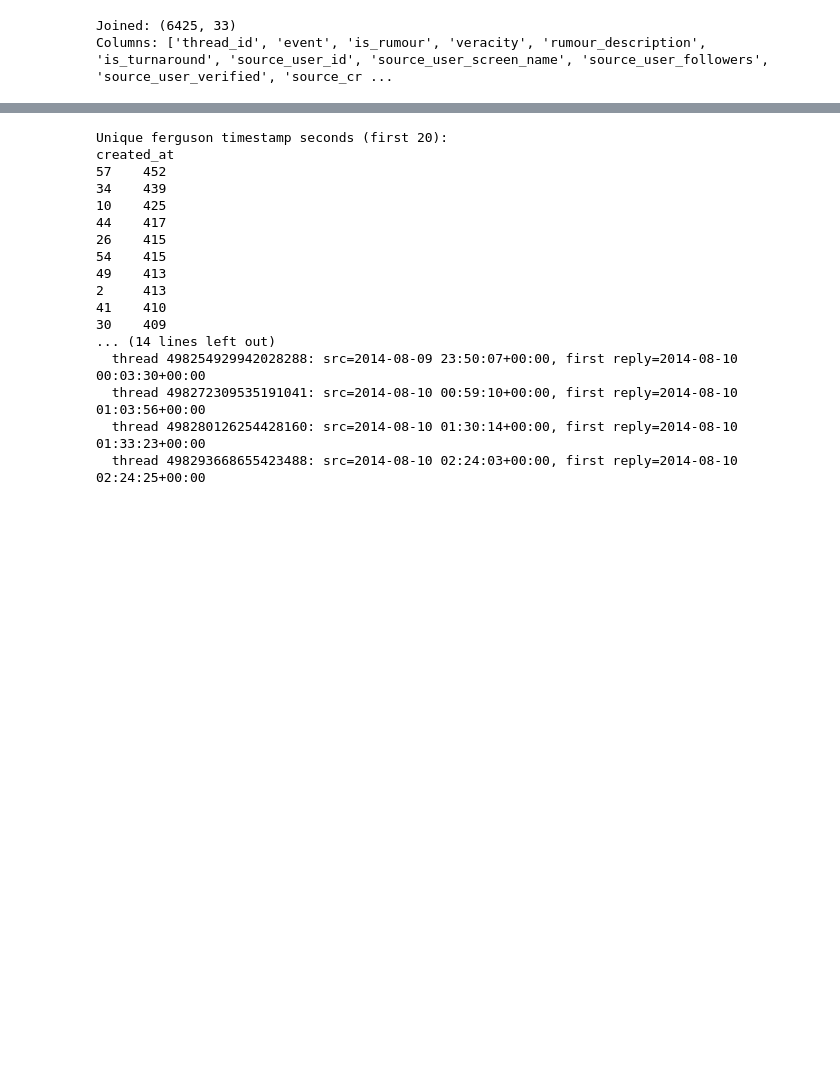
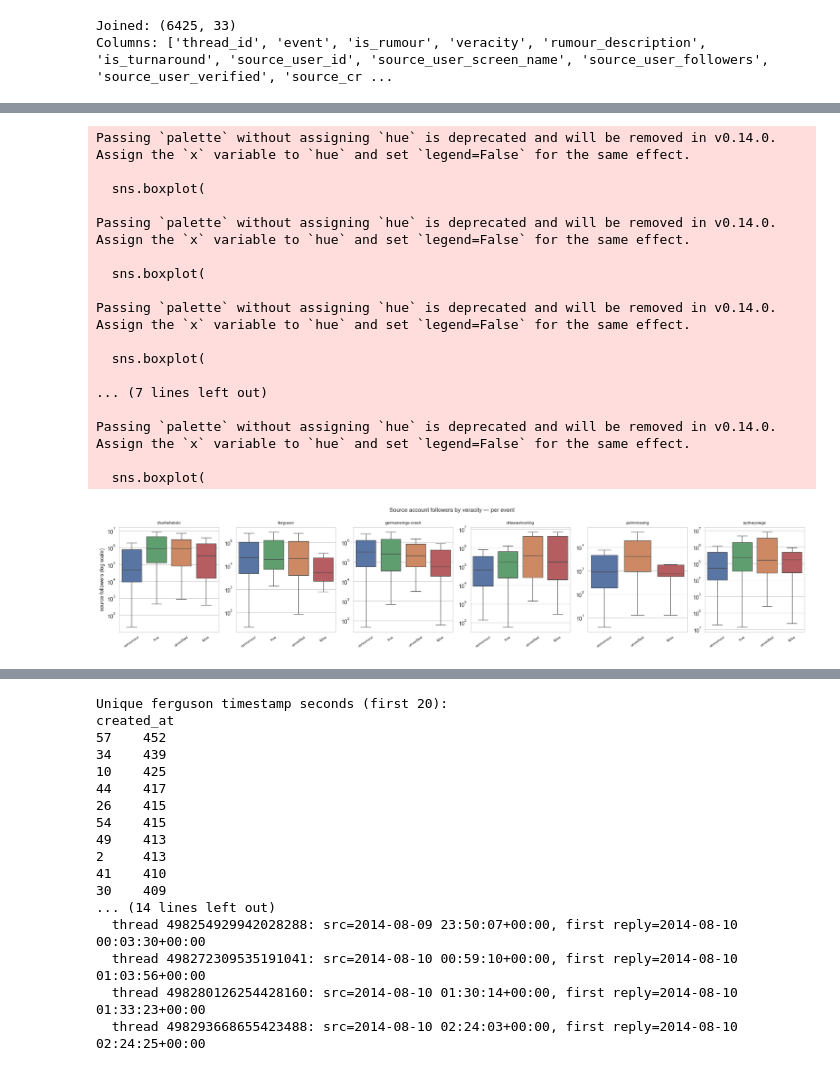
Before and after one commit to dzziyana/Techno-Socio-Economists, a Jupyter notebook: rumors/02_cascade_metrics.ipynb, the cells around one changed output, grey strips where cells are left out. Drawn from its saved outputs; the diff is of its cells as text; code cells hidden in the pictures; blank space fills up the shorter version.

```diff
--- a/rumors/02_cascade_metrics.ipynb
+++ b/rumors/02_cascade_metrics.ipynb
@@ -255,0 +411,51 @@ sydneysiege             1.78  1.37        1.11   1.34
+# %%
+events_fol = sorted(tm['event'].unique())
+fig, axes = plt.subplots(1, len(events_fol), figsize=(3.2 * len(events_fol), 4), sharey=False)
+if len(events_fol) == 1:
+    axes = [axes]
+
+for ax, event in zip(axes, events_fol):
+    data = tm[
+        (tm['event'] == event) &
+        tm['source_user_followers'].notna() &
+        (tm['source_user_followers'] > 0)
+    ]
+    present = [v for v in VERACITY_ORDER if v in data['veracity'].values]
+    sns.boxplot(
+        data=data, x='veracity', y='source_user_followers',
+        order=present,
+        palette={v: VERACITY_COLORS[v] for v in present},
+        showfliers=False, ax=ax,
+    )
+    ax.set_yscale('log')
+    ax.set_title(event, fontsize=8)
+    ax.set_xlabel('')
+    ax.tick_params(axis='x', labelsize=7, rotation=35)
+    if ax != axes[0]:
+        ax.set_ylabel('')
+    else:
+        ax.set_ylabel('source followers (log scale)')
+
+fig.suptitle('Source account followers by veracity — per event', fontsize=11)
+plt.tight_layout()
+plt.savefig('../rumors/figures/phase2_followers_by_veracity.png', dpi=120, bbox_inches='tight')
+plt.show()
+# %% [output]
+Passing `palette` without assigning `hue` is deprecated and will be removed in v0.14.0. Assign the `x` variable to `hue` and set `legend=False` for the same effect.
+
+  sns.boxplot(
+
+Passing `palette` without assigning `hue` is deprecated and will be removed in v0.14.0. Assign the `x` variable to `hue` and set `legend=False` for the same effect.
+
+  sns.boxplot(
+
+Passing `palette` without assigning `hue` is deprecated and will be removed in v0.14.0. Assign the `x` variable to `hue` and set `legend=False` for the same effect.
+
+  sns.boxplot(
+
+... (7 lines left out)
+
+Passing `palette` without assigning `hue` is deprecated and will be removed in v0.14.0. Assign the `x` variable to `hue` and set `legend=False` for the same effect.
+
+  sns.boxplot(
+[figure, added]
```
Also changed, not shown: parts of 23 cells of this notebook, 2 other files.
